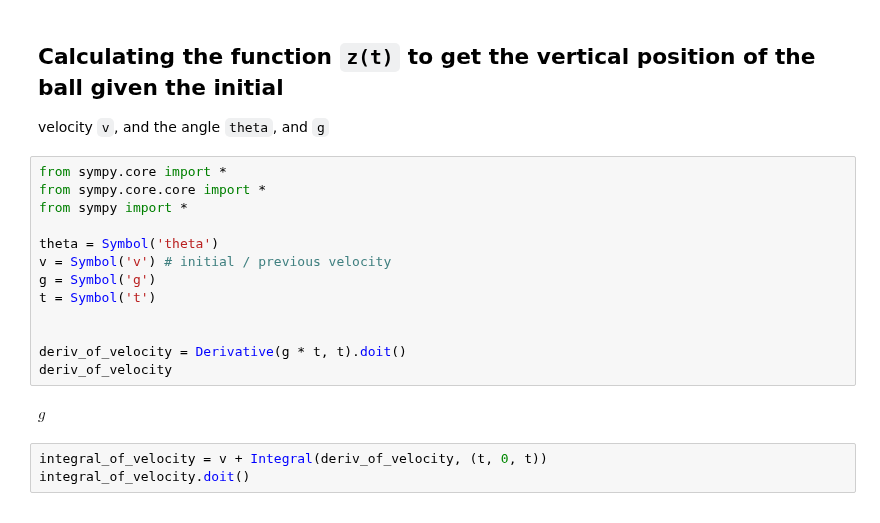
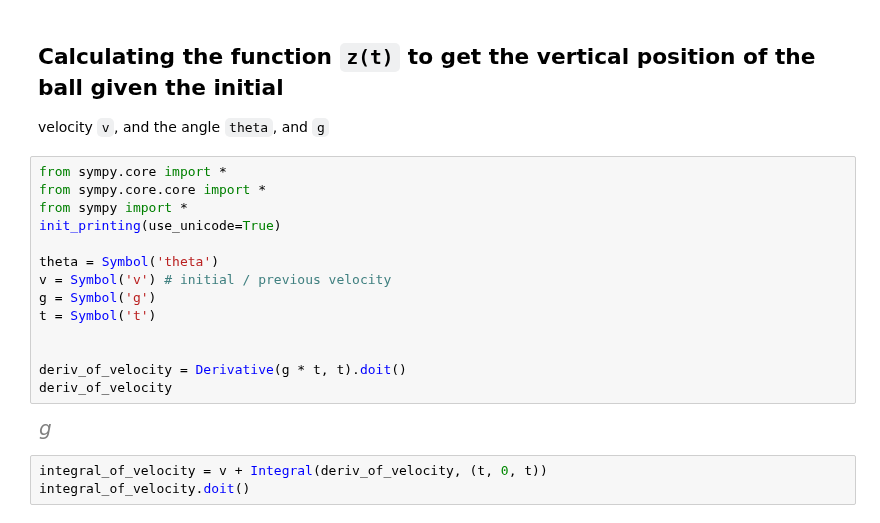
Before and after one commit to aliakhtar/maths4programmers-python, a Jupyter notebook: ch12/12.2.ipynb, the cells around one changed output. Cells and saved outputs as stored; diff of their text form.

```diff
--- a/ch12/12.2.ipynb
+++ b/ch12/12.2.ipynb
@@ -22,18 +22,19 @@ velocity `v`, and the angle `theta`, and `g`
 # %%
 from sympy.core import *
 from sympy.core.core import *
 from sympy import *
+init_printing(use_unicode=True)
 
 theta = Symbol('theta')
 v = Symbol('v') # initial / previous velocity
 g = Symbol('g')
 t = Symbol('t')
 
 
 deriv_of_velocity = Derivative(g * t, t).doit()
 deriv_of_velocity
 # %% [output]
-$\displaystyle g$
+[figure, added]
 # %%
 integral_of_velocity = v + Integral(deriv_of_velocity, (t, 0, t))
 integral_of_velocity.doit()
```
Also changed, not shown: parts of 7 cells of this notebook.
